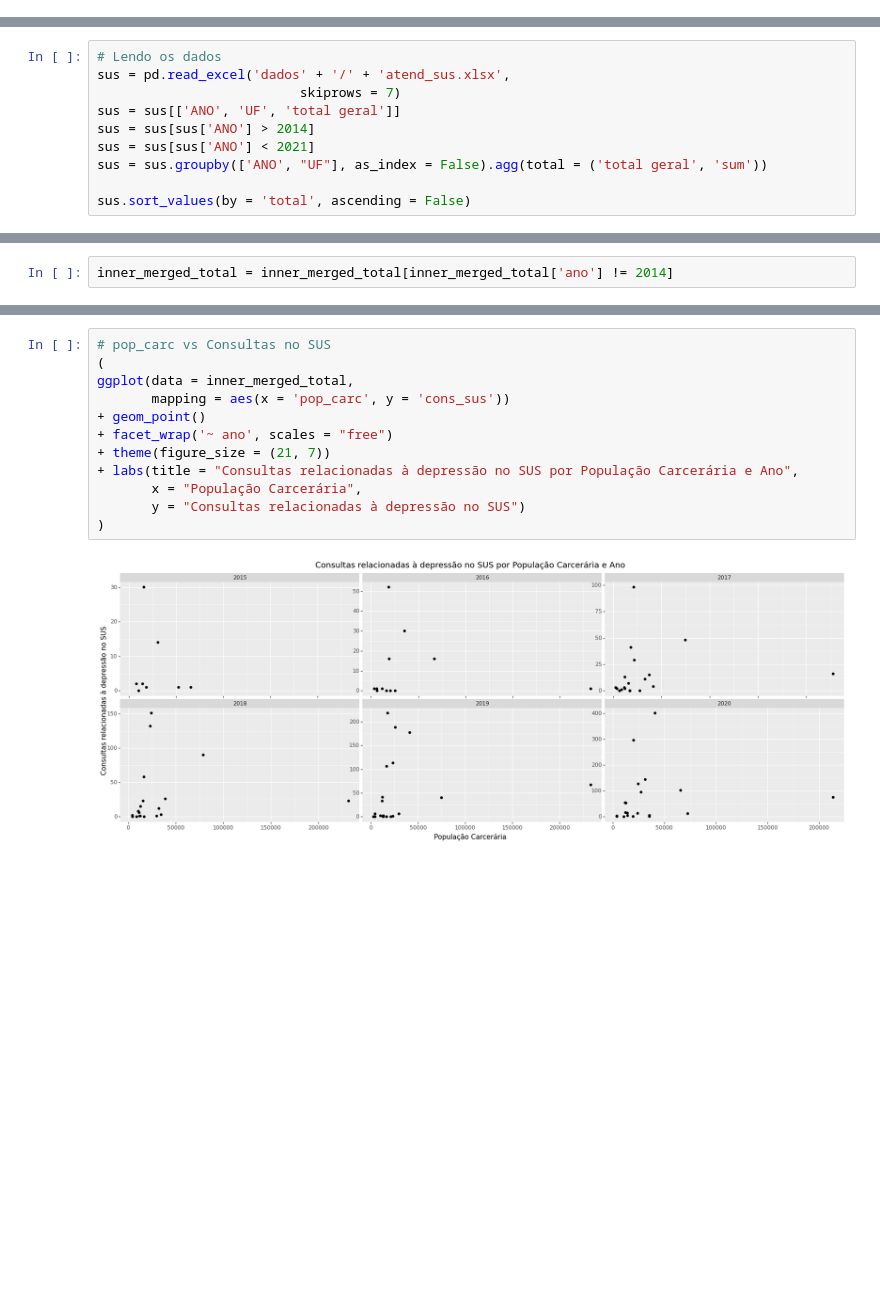
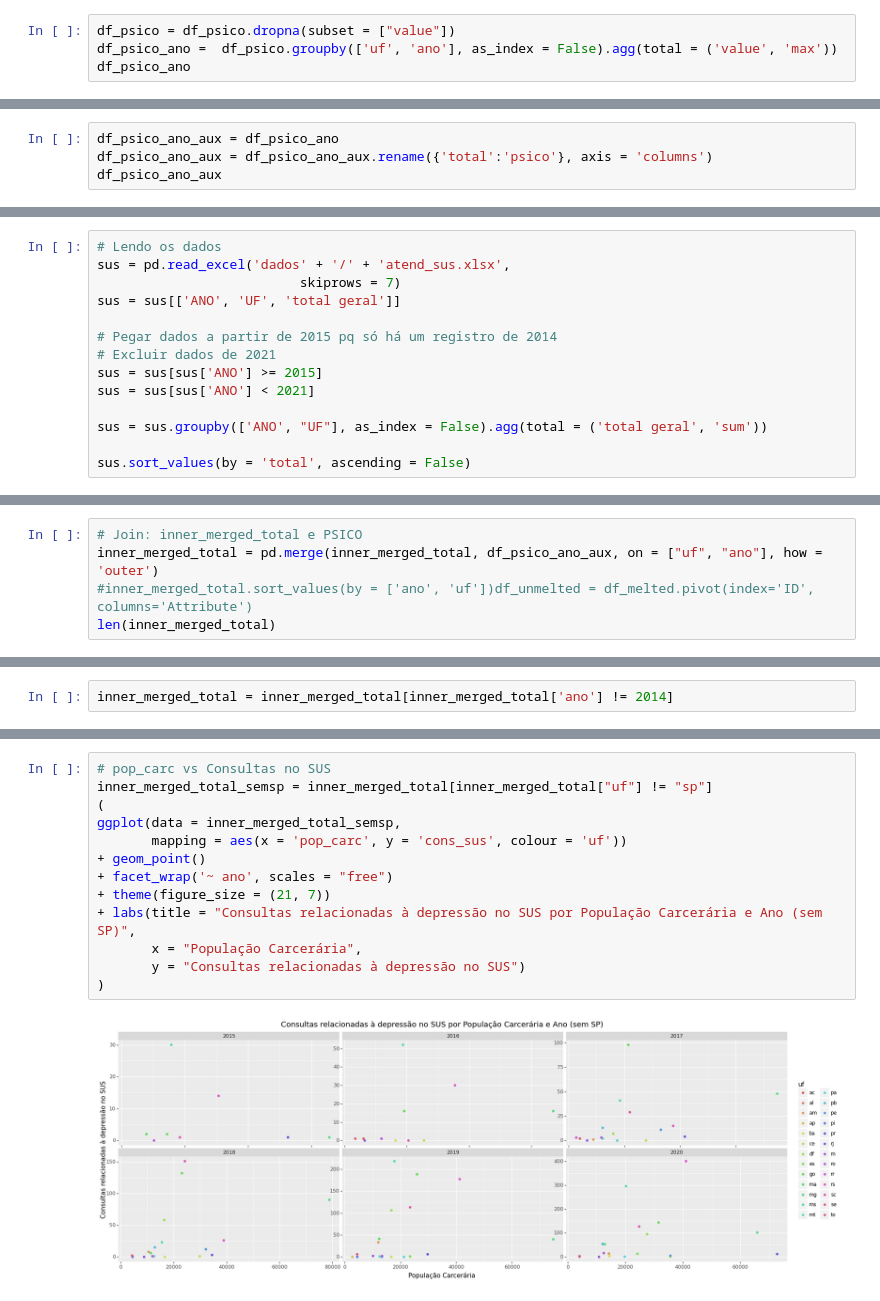
Before and after one commit to larissasayurifutino/depressao_pop_carcer, a Jupyter notebook: SRC/03_sisdepen_data_analysis.ipynb, the cells around one changed output, grey strips where cells are left out. Cells and saved outputs as stored; diff of their text form; blank space fills up the shorter version.

Commit message:
Adding analysis with number of psychology people and better plots.

```diff
--- a/SRC/03_sisdepen_data_analysis.ipynb
+++ b/SRC/03_sisdepen_data_analysis.ipynb
@@ -279,0 +325,4 @@ ggplot(data = suic_sum,
+# %%
+df_psico = df_psico.dropna(subset = ["value"])
+df_psico_ano =  df_psico.groupby(['uf', 'ano'], as_index = False).agg(total = ('value', 'max'))
+df_psico_ano
@@ -279,0 +415,4 @@ ggplot(data = suic_sum,
+# %%
+df_psico_ano_aux = df_psico_ano
+df_psico_ano_aux = df_psico_ano_aux.rename({'total':'psico'}, axis = 'columns')
+df_psico_ano_aux
@@ -284,8 +455,12 @@ Dados Depressão
 sus = pd.read_excel('dados' + '/' + 'atend_sus.xlsx',
                           skiprows = 7)
 sus = sus[['ANO', 'UF', 'total geral']]
-sus = sus[sus['ANO'] > 2014]
+
+# Pegar dados a partir de 2015 pq só há um registro de 2014
+# Excluir dados de 2021
+sus = sus[sus['ANO'] >= 2015]
 sus = sus[sus['ANO'] < 2021]
+
 sus = sus.groupby(['ANO', "UF"], as_index = False).agg(total = ('total geral', 'sum'))
 
 sus.sort_values(by = 'total', ascending = False)
@@ -500,0 +697,5 @@ len(inner_merged_total)
+# %%
+# Join: inner_merged_total e PSICO
+inner_merged_total = pd.merge(inner_merged_total, df_psico_ano_aux, on = ["uf", "ano"], how = 'outer')
+#inner_merged_total.sort_values(by = ['ano', 'uf'])df_unmelted = df_melted.pivot(index='ID', columns='Attribute')
+len(inner_merged_total)
@@ -571,14 +876,15 @@ inner_merged_total
 # %%
 # pop_carc vs Consultas no SUS
+inner_merged_total_semsp = inner_merged_total[inner_merged_total["uf"] != "sp"]
 (
-ggplot(data = inner_merged_total,
-       mapping = aes(x = 'pop_carc', y = 'cons_sus'))
+ggplot(data = inner_merged_total_semsp,
+       mapping = aes(x = 'pop_carc', y = 'cons_sus', colour = 'uf'))
 + geom_point()
 + facet_wrap('~ ano', scales = "free")
 + theme(figure_size = (21, 7))
-+ labs(title = "Consultas relacionadas à depressão no SUS por População Carcerária e Ano",
++ labs(title = "Consultas relacionadas à depressão no SUS por População Carcerária e Ano (sem SP)",
        x = "População Carcerária",
        y = "Consultas relacionadas à depressão no SUS")
 )
 # %% [output]
-[figure, old version]
+[figure, new version]
```
Also changed, not shown: parts of 49 cells of this notebook.
